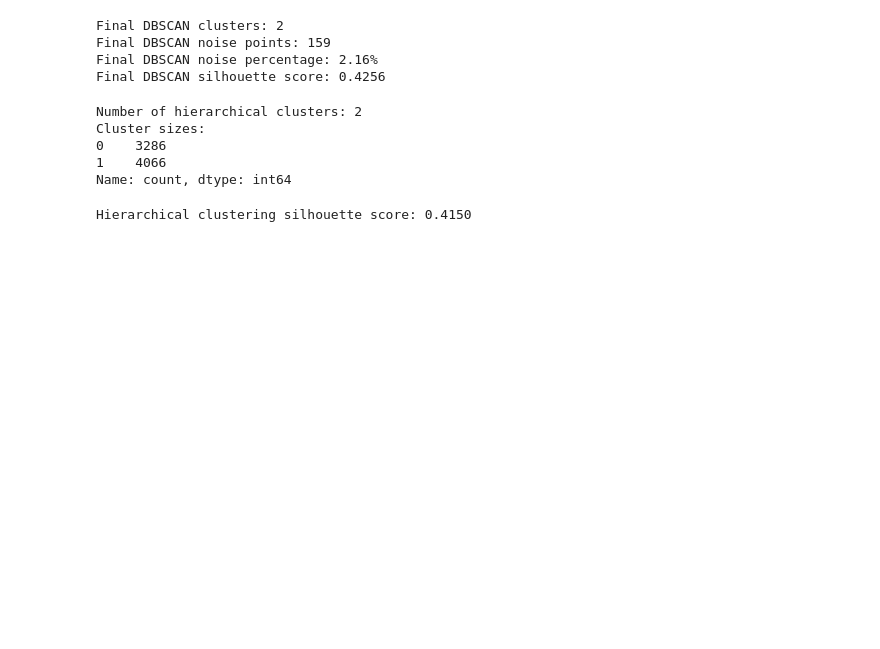
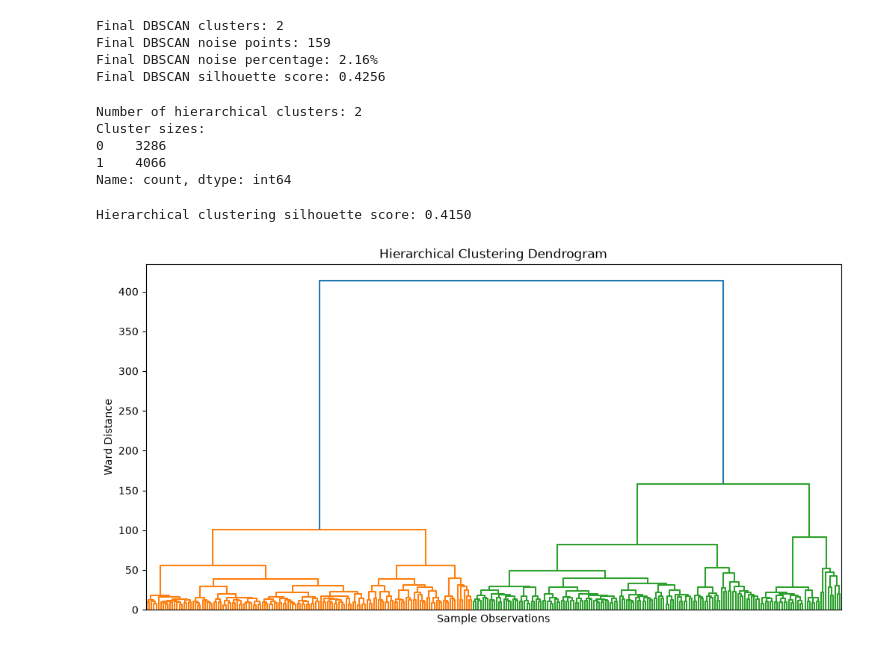
Before and after one commit to Debankumardas/Dimensionality-Reduction-Clustering, a Jupyter notebook: notebooks/dimensionality_reduction_clustering.ipynb, the cells around one changed output. Saved outputs shown, nothing was run; the diff lists cells and outputs as text; code cells hidden in the pictures; blank space fills up the shorter version.

```diff
--- a/notebooks/dimensionality_reduction_clustering.ipynb
+++ b/notebooks/dimensionality_reduction_clustering.ipynb
@@ -668,3 +668,33 @@ print(
 )
 # %% [output]
 Hierarchical clustering silhouette score: 0.4150
+# %%
+from scipy.cluster.hierarchy import dendrogram, linkage
+
+# Use a representative sample for dendrogram visualization
+sample_size = 300
+
+X_sample = X_train_pca_reduced[:sample_size]
+
+# Compute hierarchical linkage
+linkage_matrix = linkage(
+    X_sample,
+    method="ward"
+)
+
+# Plot dendrogram
+plt.figure(figsize=(12, 6))
+
+dendrogram(
+    linkage_matrix,
+    no_labels=True,
+    color_threshold=None
+)
+
+plt.title("Hierarchical Clustering Dendrogram")
+plt.xlabel("Sample Observations")
+plt.ylabel("Ward Distance")
+
+plt.show()
+# %% [output]
+[figure, added]
```
